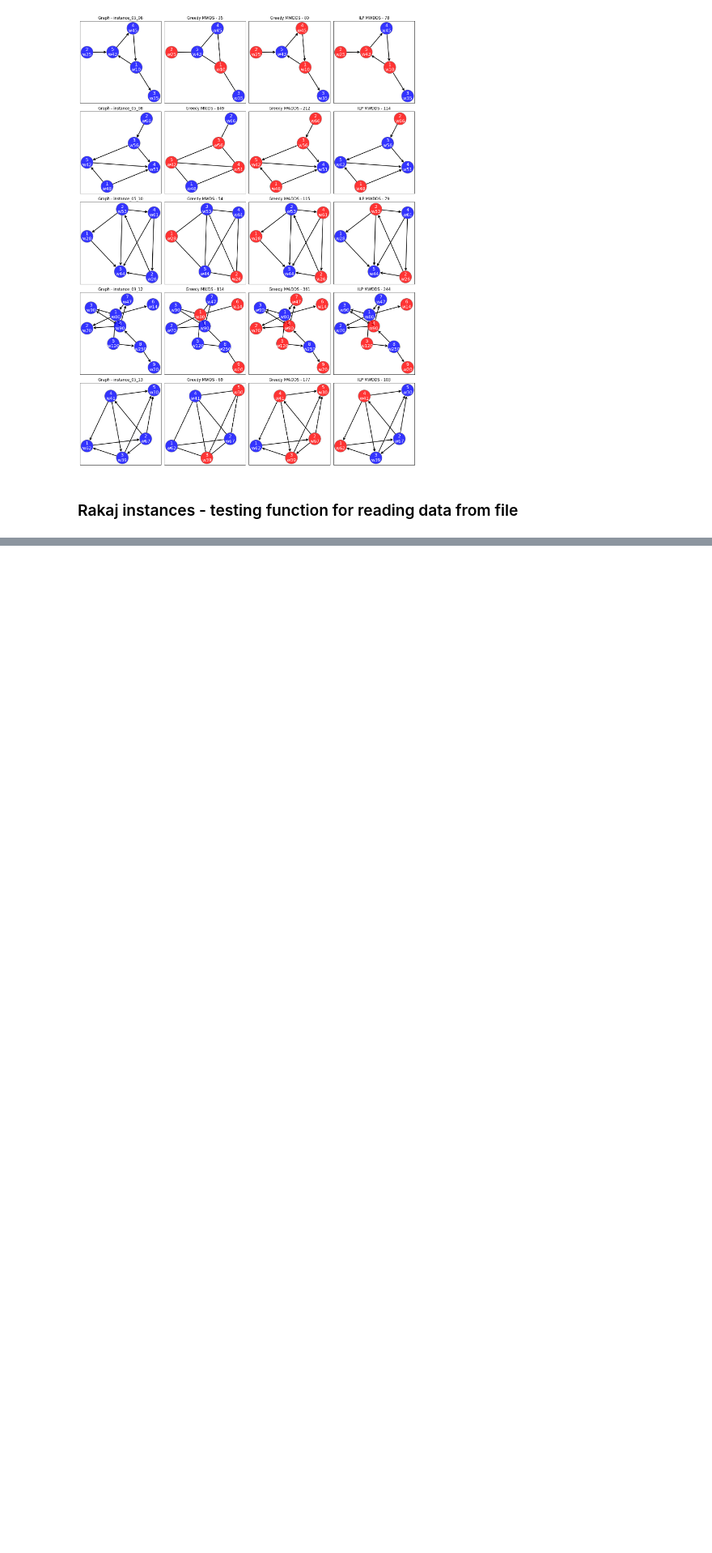
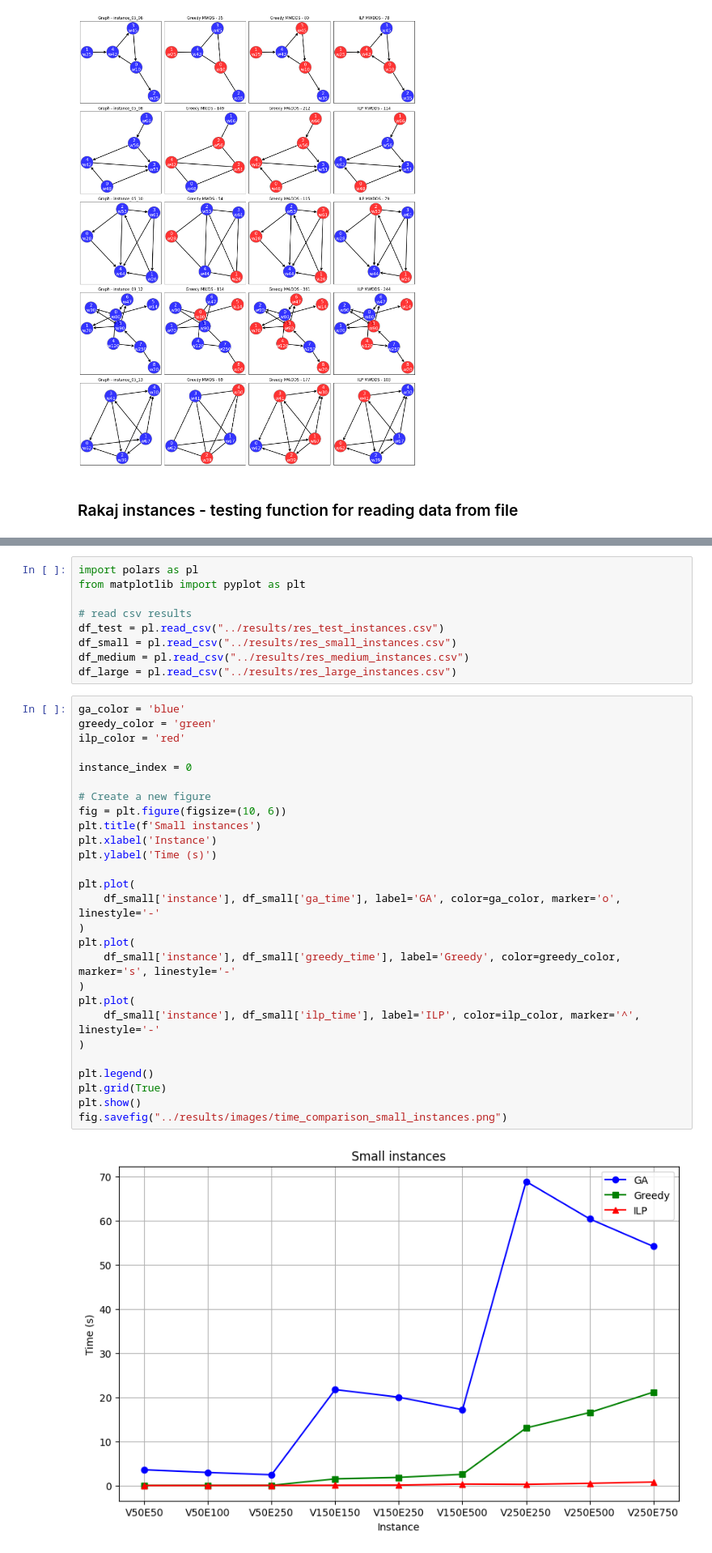
Before and after one commit to neuralmaticv/operations-research-project_mwdds, a Jupyter notebook: notebooks/graph_visualization.ipynb, the cells around one changed output, grey strips where cells are left out. Shown at 81% size. Cells and saved outputs as stored; diff of their text form; blank space fills up the shorter version.

```diff
--- a/notebooks/graph_visualization.ipynb
+++ b/notebooks/graph_visualization.ipynb
@@ -144,3 +145,41 @@ plt.show()
 # fig.savefig("../instances/images/instance_05_06_graph_en.png")
 # %% [output]
 [figure]
+# %%
+import polars as pl
+from matplotlib import pyplot as plt
+
+# read csv results
+df_test = pl.read_csv("../results/res_test_instances.csv")
+df_small = pl.read_csv("../results/res_small_instances.csv")
+df_medium = pl.read_csv("../results/res_medium_instances.csv")
+df_large = pl.read_csv("../results/res_large_instances.csv")
+# %%
+ga_color = 'blue'
+greedy_color = 'green'
+ilp_color = 'red'
+
+instance_index = 0
+
+# Create a new figure
+fig = plt.figure(figsize=(10, 6))
+plt.title(f'Small instances')
+plt.xlabel('Instance')
+plt.ylabel('Time (s)')
+
+plt.plot(
+    df_small['instance'], df_small['ga_time'], label='GA', color=ga_color, marker='o', linestyle='-'
+)
+plt.plot(
+    df_small['instance'], df_small['greedy_time'], label='Greedy', color=greedy_color, marker='s', linestyle='-'
+)
+plt.plot(
+    df_small['instance'], df_small['ilp_time'], label='ILP', color=ilp_color, marker='^', linestyle='-'
+)
+
+plt.legend()
+plt.grid(True)
+plt.show()
+fig.savefig("../results/images/time_comparison_small_instances.png")
+# %% [output]
+[figure, added]
```
Also changed, not shown: parts of 6 cells of this notebook, 2 other files.
